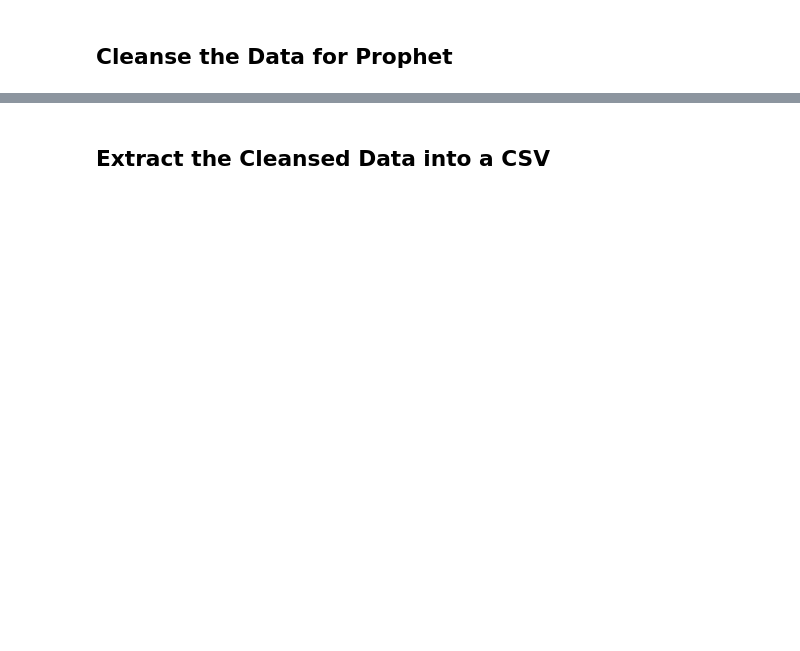
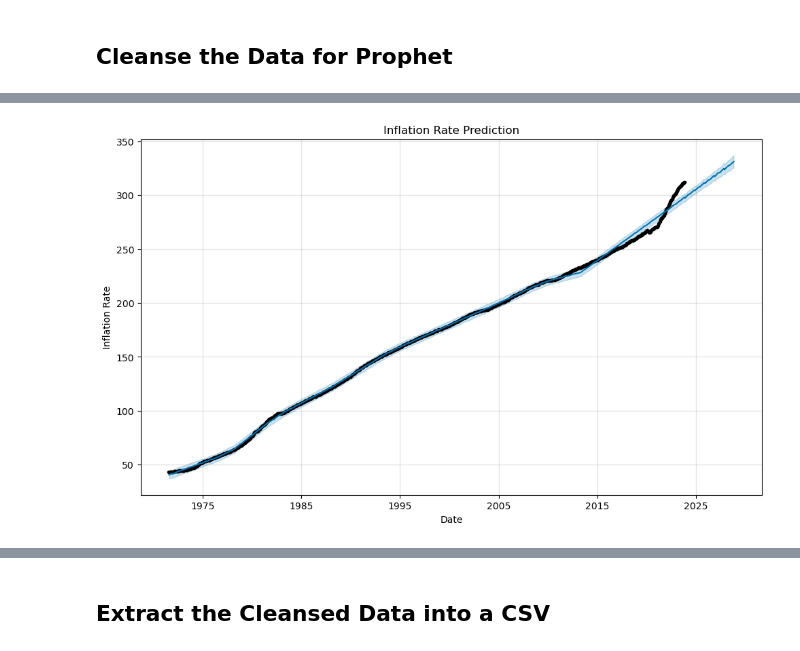
Before and after one commit to juanlavieri/housing_currency, a Jupyter notebook: Dollar_Value_Analysis.ipynb, the cells around one changed output, grey strips where cells are left out. Cells and saved outputs as stored; diff of their text form; code cells hidden in the pictures; blank space fills up the shorter version.

```diff
--- a/Dollar_Value_Analysis.ipynb
+++ b/Dollar_Value_Analysis.ipynb
@@ -16,0 +150,10 @@
+# %%
+# Preparing the CPI data for Prophet
+cpi_prophet_df = cpi_df.rename(columns={'DATE': 'ds', 'CPILFESL': 'y'})
+cpi_prophet_df['ds'] = pd.to_datetime(cpi_prophet_df['ds'])
+# %%
+# Initialize the Prophet model
+cpi_model = Prophet()
+
+# Fit the model with your dataframe
+cpi_model.fit(cpi_prophet_df)
@@ -16,0 +164,13 @@
+# %%
+# Create a dataframe for future predictions for the next 5 years
+cpi_future = cpi_model.make_future_dataframe(periods=5 * 12, freq='M')
+
+# Use the model to make predictions
+cpi_forecast = cpi_model.predict(cpi_future)
+# %%
+# Plot the forecast
+cpi_model.plot(cpi_forecast, xlabel = 'Date', ylabel = 'Inflation Rate')
+plt.title('Inflation Rate Prediction')
+plt.show()
+# %% [output]
+[figure, added]
```
Also changed, not shown: parts of 18 cells of this notebook, 1 other file.
